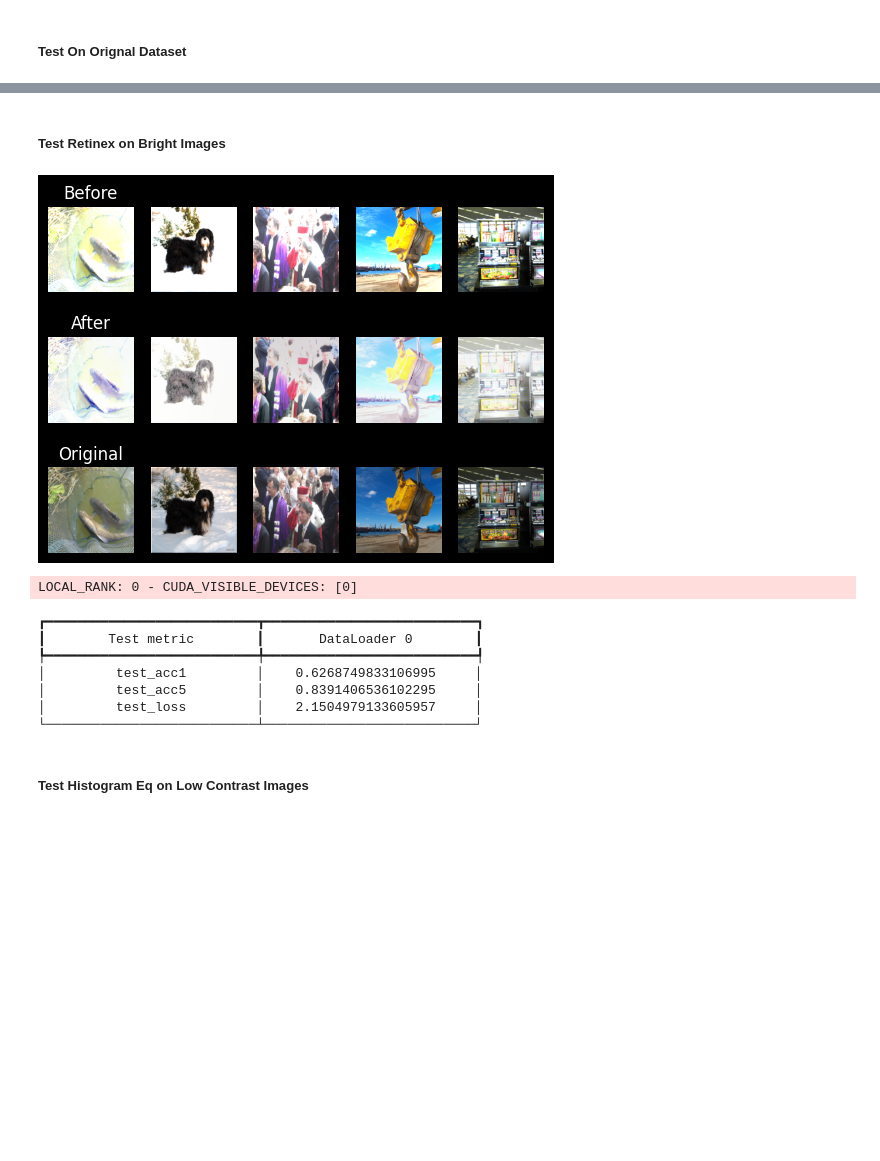
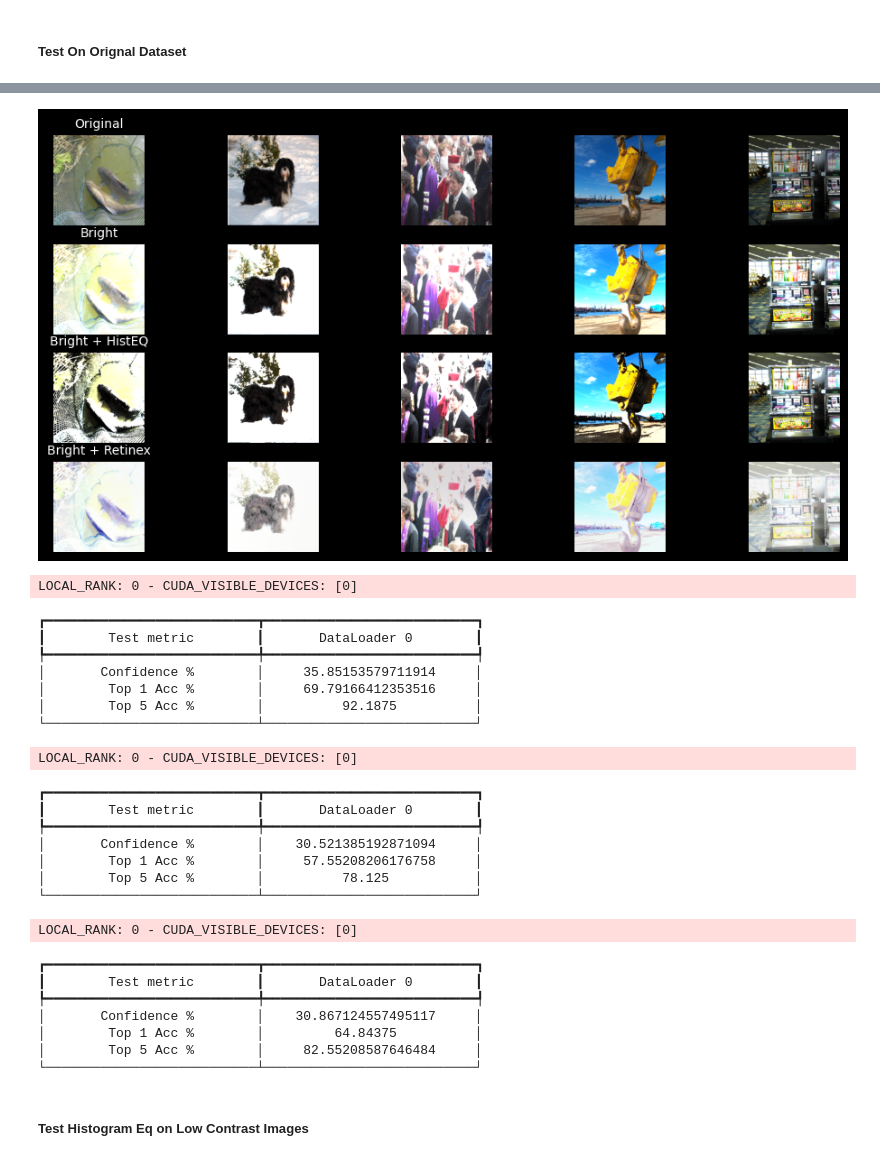
Before and after one commit to jjsuperpower/FIND, a Jupyter notebook: test_model.ipynb, the cells around one changed output, grey strips where cells are left out. Drawn from its saved outputs; the diff is of its cells as text; code cells hidden in the pictures; blank space fills up the shorter version.

```diff
--- a/test_model.ipynb
+++ b/test_model.ipynb
@@ -147,26 +109,37 @@ LOCAL_RANK: 0 - CUDA_VISIBLE_DEVICES: [0]
-# %% [markdown]
-##### Test Retinex on Bright Images
-# %%
-prep.reset_trans()
-imgnet_bright = prep.luminance(2).get_loader()
-imgnet_bright_retinex = prep.retinex('SSR', 100).get_loader()
-
-sample_bright = sample_imgs(imgnet_bright, preview_img_slice)
-sample_bright_retinex = sample_imgs(imgnet_bright_retinex, preview_img_slice)
-View.compare3_color(sample_bright, sample_bright_retinex, sample_orig)
-
-# test model on bright images and retinex
-# result_bright = trainer.test(resnet50, imgnet_bright)
-result_bright_retinex = trainer.test(resnet50, imgnet_bright_retinex)
-# %% [output]
-[figure, removed]
-LOCAL_RANK: 0 - CUDA_VISIBLE_DEVICES: [0]
-┏━━━━━━━━━━━━━━━━━━━━━━━━━━━┳━━━━━━━━━━━━━━━━━━━━━━━━━━━┓
-┃        Test metric        ┃       DataLoader 0        ┃
-┡━━━━━━━━━━━━━━━━━━━━━━━━━━━╇━━━━━━━━━━━━━━━━━━━━━━━━━━━┩
-│         test_acc1         │    0.6268749833106995     │
-│         test_acc5         │    0.8391406536102295     │
-│         test_loss         │    2.1504979133605957     │
-└───────────────────────────┴───────────────────────────┘
+# %%
+prep.reset_trans()
+imgnet_bright = prep.luminance(2).get_loader()
+imgnet_bright_histeq = prep.copy().hist_eq().get_loader()
+imgnet_bright_retinex = prep.copy().retinex('SSR', 100).get_loader()
+imgnet_bright_results = compare_ds(resnet50,
+                                 [prep.basic_loader(), imgnet_bright, imgnet_bright_histeq, imgnet_bright_retinex],
+                                 ['Original', 'Bright', 'Bright + HistEQ', 'Bright + Retinex'],
+                                 preview_img_slice)
+# %% [output]
+[figure, added]
+LOCAL_RANK: 0 - CUDA_VISIBLE_DEVICES: [0]
+┏━━━━━━━━━━━━━━━━━━━━━━━━━━━┳━━━━━━━━━━━━━━━━━━━━━━━━━━━┓
+┃        Test metric        ┃       DataLoader 0        ┃
+┡━━━━━━━━━━━━━━━━━━━━━━━━━━━╇━━━━━━━━━━━━━━━━━━━━━━━━━━━┩
+│       Confidence %        │     35.85153579711914     │
+│        Top 1 Acc %        │     69.79166412353516     │
+│        Top 5 Acc %        │          92.1875          │
+└───────────────────────────┴───────────────────────────┘
+LOCAL_RANK: 0 - CUDA_VISIBLE_DEVICES: [0]
+┏━━━━━━━━━━━━━━━━━━━━━━━━━━━┳━━━━━━━━━━━━━━━━━━━━━━━━━━━┓
+┃        Test metric        ┃       DataLoader 0        ┃
+┡━━━━━━━━━━━━━━━━━━━━━━━━━━━╇━━━━━━━━━━━━━━━━━━━━━━━━━━━┩
+│       Confidence %        │    30.521385192871094     │
+│        Top 1 Acc %        │     57.55208206176758     │
+│        Top 5 Acc %        │          78.125           │
+└───────────────────────────┴───────────────────────────┘
+LOCAL_RANK: 0 - CUDA_VISIBLE_DEVICES: [0]
+┏━━━━━━━━━━━━━━━━━━━━━━━━━━━┳━━━━━━━━━━━━━━━━━━━━━━━━━━━┓
+┃        Test metric        ┃       DataLoader 0        ┃
+┡━━━━━━━━━━━━━━━━━━━━━━━━━━━╇━━━━━━━━━━━━━━━━━━━━━━━━━━━┩
+│       Confidence %        │    30.867124557495117     │
+│        Top 1 Acc %        │         64.84375          │
+│        Top 5 Acc %        │     82.55208587646484     │
+└───────────────────────────┴───────────────────────────┘
 # %% [markdown]
 ##### Test Histogram Eq on Low Contrast Images
```
Also changed, not shown: parts of 18 cells of this notebook, 1 other file.
